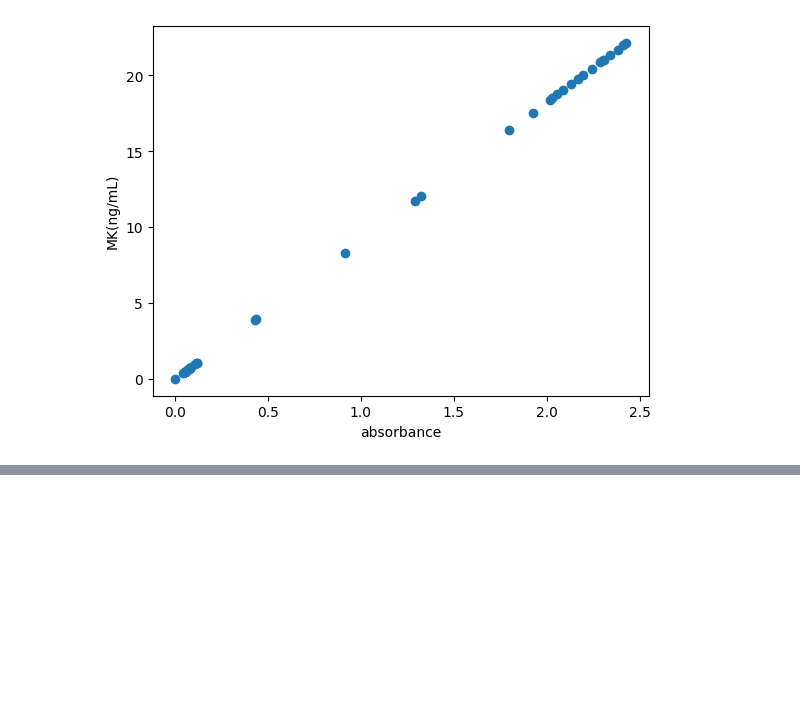
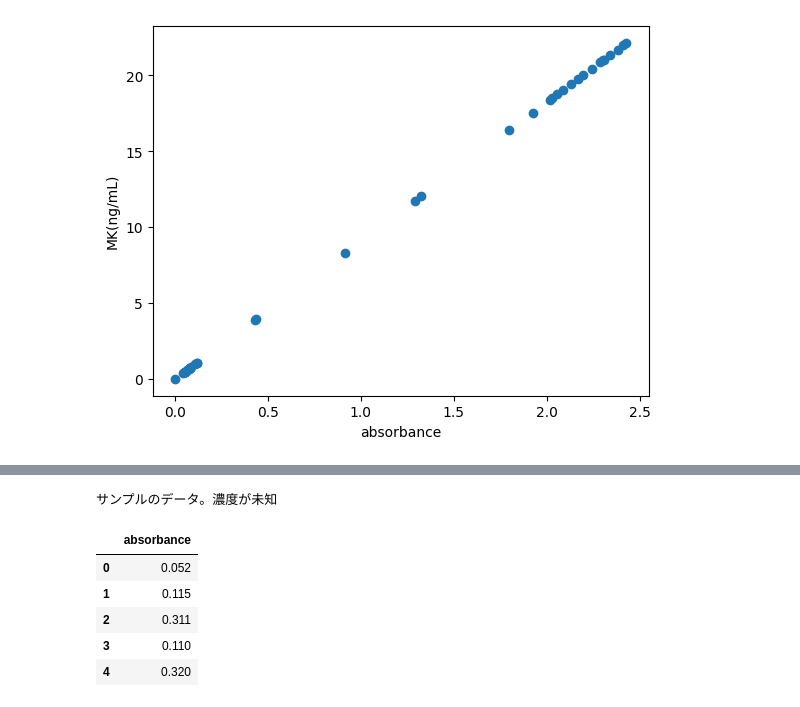
Before and after one commit to Yokohide0317/2024BI-Python, a Jupyter notebook: 9回目/05_absorbance.ipynb, the cells around one changed output, grey strips where cells are left out. Saved outputs shown, nothing was run; the diff lists cells and outputs as text; code cells hidden in the pictures; blank space fills up the shorter version.

```diff
--- a/9回目/05_absorbance.ipynb
+++ b/9回目/05_absorbance.ipynb
@@ -178,0 +209,11 @@ plt.show()
+# %%
+print("サンプルのデータ。濃度が未知")
+display(new_sample.head())
+# %% [output]
+サンプルのデータ。濃度が未知
+|  | absorbance |
+| 0 | 0.052 |
+| 1 | 0.115 |
+| 2 | 0.311 |
+| 3 | 0.110 |
+| 4 | 0.320 |
```
Also changed, not shown: parts of 3 cells of this notebook.
